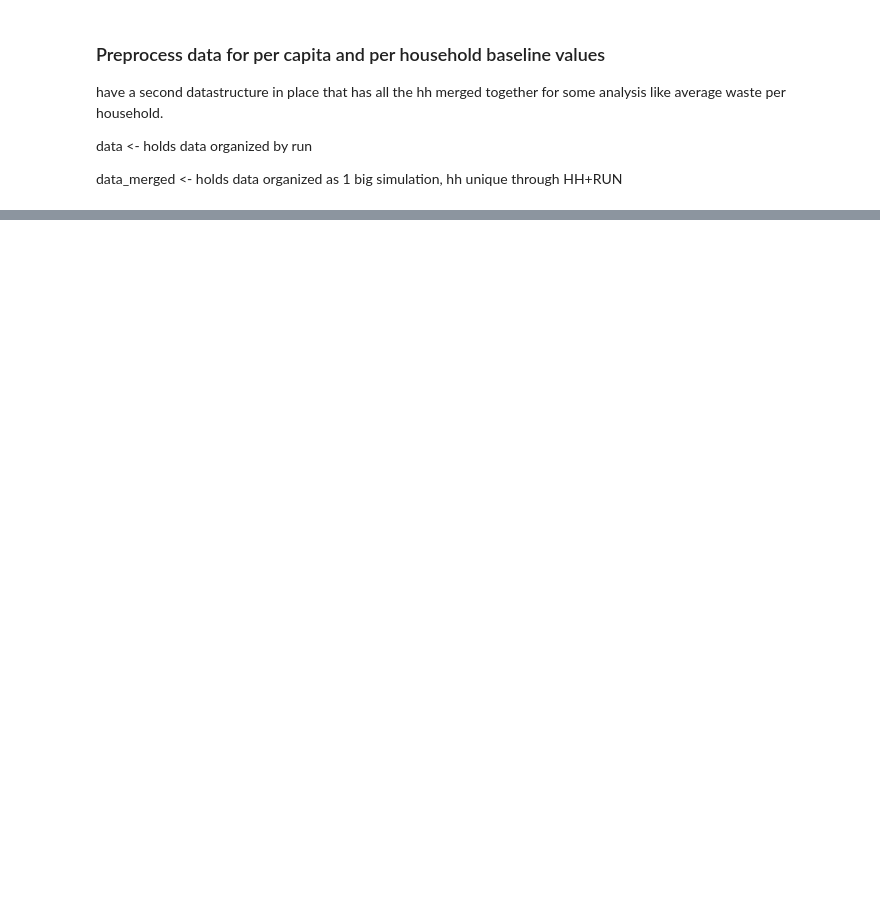
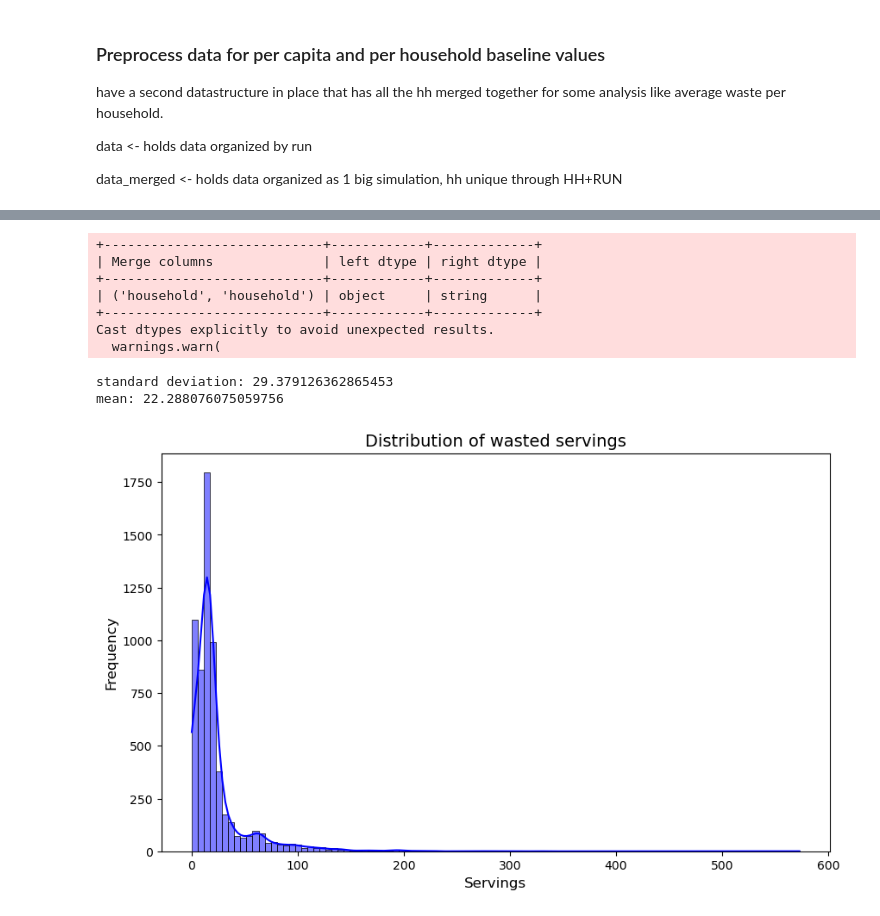
Before and after one commit to xHelenx/ifwaste, a Jupyter notebook: analysis/data_analysis.ipynb, the cells around one changed output, grey strips where cells are left out. Drawn from its saved outputs; the diff is of its cells as text; code cells hidden in the pictures; blank space fills up the shorter version.

```diff
--- a/analysis/data_analysis.ipynb
+++ b/analysis/data_analysis.ipynb
@@ -291,0 +307,14 @@ TypeError: 'numpy.float64' object cannot be interpreted as an integer
+# %%
+waste_per_hh = preprocess_data(merged_data,False)
+plot_waste_as_histogram(waste_per_hh, 100)
+# %% [output]
++----------------------------+------------+-------------+
+| Merge columns              | left dtype | right dtype |
++----------------------------+------------+-------------+
+| ('household', 'household') | object     | string      |
++----------------------------+------------+-------------+
+Cast dtypes explicitly to avoid unexpected results.
+  warnings.warn(
+standard deviation: 29.379126362865453
+mean: 22.288076075059756
+[figure, added]
```
Also changed, not shown: parts of 44 cells of this notebook, 2 other files.
